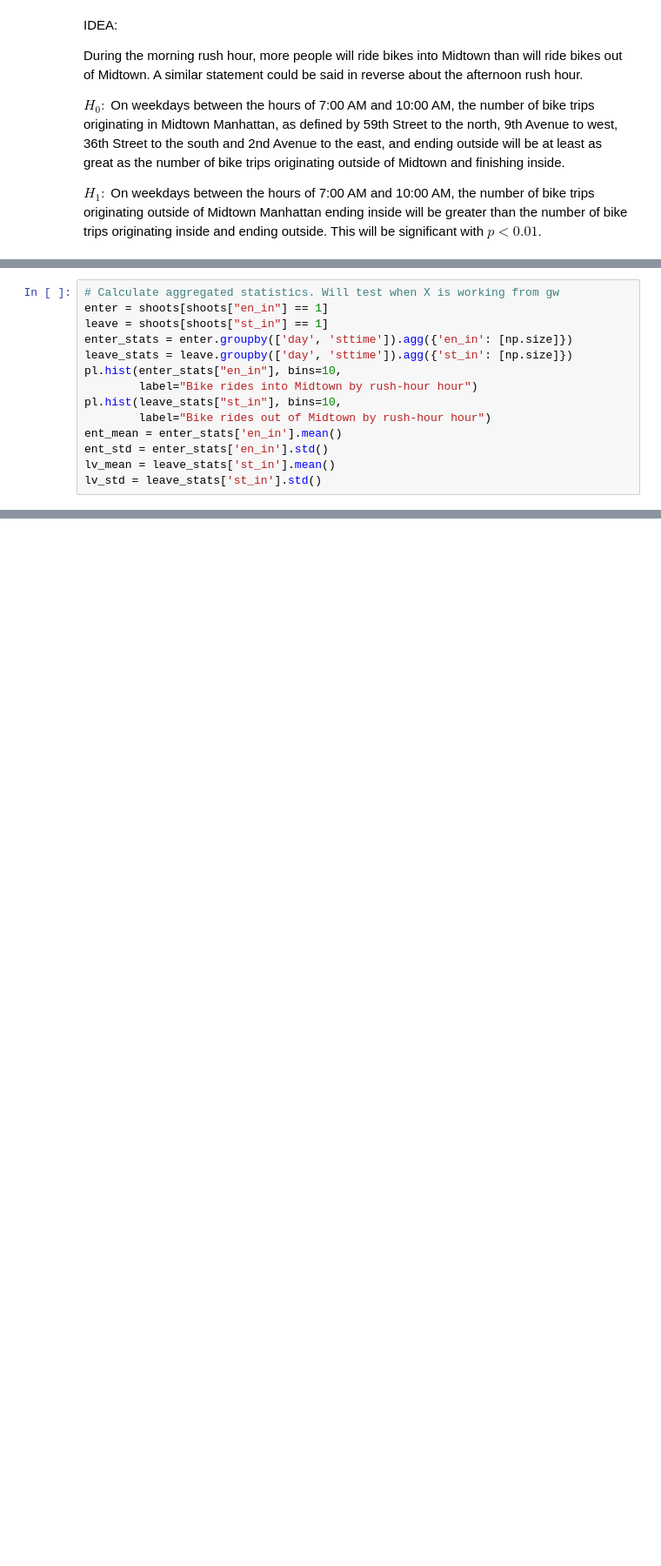
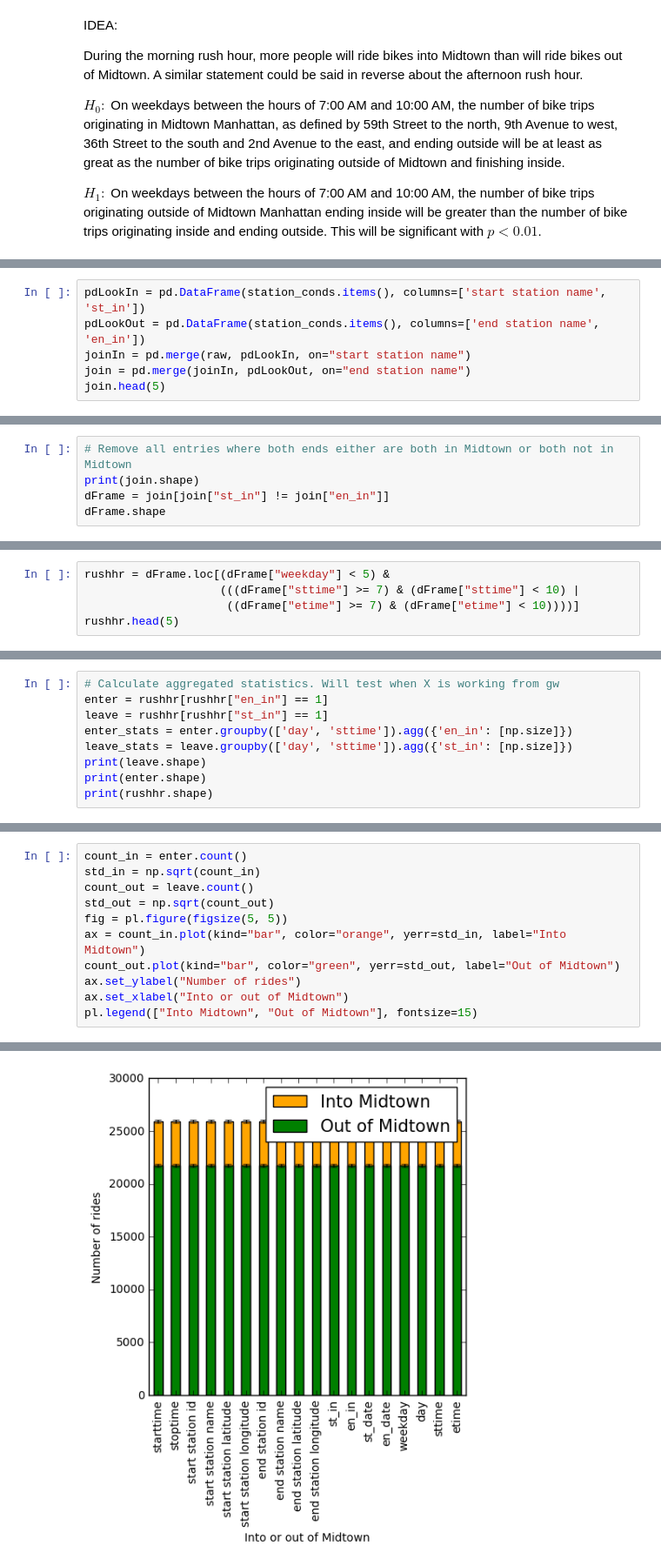
Before and after one commit to sighthnd/PUI2016_ss4977, a Jupyter notebook: HW3_ss4977/Assignment2_ss4977.ipynb, the cells around one changed output, grey strips where cells are left out. Shown at 87% size. Cells and saved outputs as stored; diff of their text form; blank space fills up the shorter version.

```diff
--- a/HW3_ss4977/Assignment2_ss4977.ipynb
+++ b/HW3_ss4977/Assignment2_ss4977.ipynb
@@ -184,0 +196,6 @@ Identified points in and out of Midtown
+# %%
+pdLookIn = pd.DataFrame(station_conds.items(), columns=['start station name', 'st_in'])
+pdLookOut = pd.DataFrame(station_conds.items(), columns=['end station name', 'en_in'])
+joinIn = pd.merge(raw, pdLookIn, on="start station name")
+join = pd.merge(joinIn, pdLookOut, on="end station name")
+join.head(5)
@@ -184,0 +209,5 @@ Identified points in and out of Midtown
+# %%
+# Remove all entries where both ends either are both in Midtown or both not in Midtown
+print(join.shape)
+dFrame = join[join["st_in"] != join["en_in"]]
+dFrame.shape
@@ -220,0 +264,5 @@ fh.close
+# %%
+rushhr = dFrame.loc[(dFrame["weekday"] < 5) &
+                    (((dFrame["sttime"] >= 7) & (dFrame["sttime"] < 10) |
+                     ((dFrame["etime"] >= 7) & (dFrame["etime"] < 10))))]
+rushhr.head(5)
@@ -221,14 +276,9 @@ fh.close
 # %%
 # Calculate aggregated statistics. Will test when X is working from gw
-enter = shoots[shoots["en_in"] == 1]
-leave = shoots[shoots["st_in"] == 1]
+enter = rushhr[rushhr["en_in"] == 1]
+leave = rushhr[rushhr["st_in"] == 1]
 enter_stats = enter.groupby(['day', 'sttime']).agg({'en_in': [np.size]})
 leave_stats = leave.groupby(['day', 'sttime']).agg({'st_in': [np.size]})
-pl.hist(enter_stats["en_in"], bins=10,
-        label="Bike rides into Midtown by rush-hour hour")
-pl.hist(leave_stats["st_in"], bins=10,
-        label="Bike rides out of Midtown by rush-hour hour")
-ent_mean = enter_stats['en_in'].mean()
-ent_std = enter_stats['en_in'].std()
-lv_mean = leave_stats['st_in'].mean()
-lv_std = leave_stats['st_in'].std()
+print(leave.shape)
+print(enter.shape)
+print(rushhr.shape)
@@ -263,0 +315,12 @@ Allen St & E Houston St: Out
+# %%
+count_in = enter.count()
+std_in = np.sqrt(count_in)
+count_out = leave.count()
+std_out = np.sqrt(count_out)
+fig = pl.figure(figsize(5, 5))
+ax = count_in.plot(kind="bar", color="orange", yerr=std_in, label="Into Midtown")
+count_out.plot(kind="bar", color="green", yerr=std_out, label="Out of Midtown")
+ax.set_ylabel("Number of rides")
+ax.set_xlabel("Into or out of Midtown")
+pl.legend(["Into Midtown", "Out of Midtown"], fontsize=15)
+# %% [output]
@@ -263,0 +328 @@ Allen St & E Houston St: Out
+[figure, added]
```
Also changed, not shown: parts of 14 cells of this notebook.
